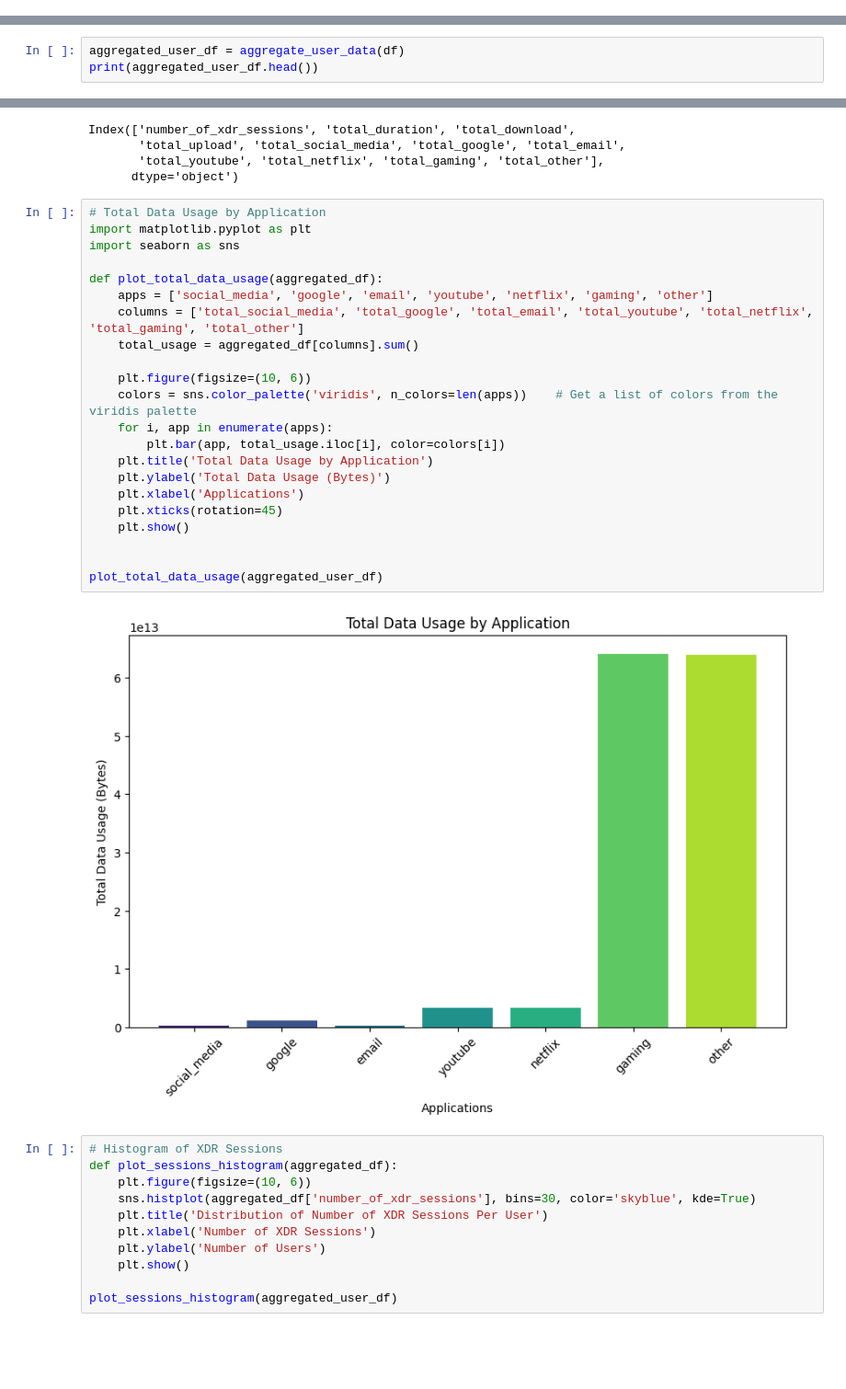
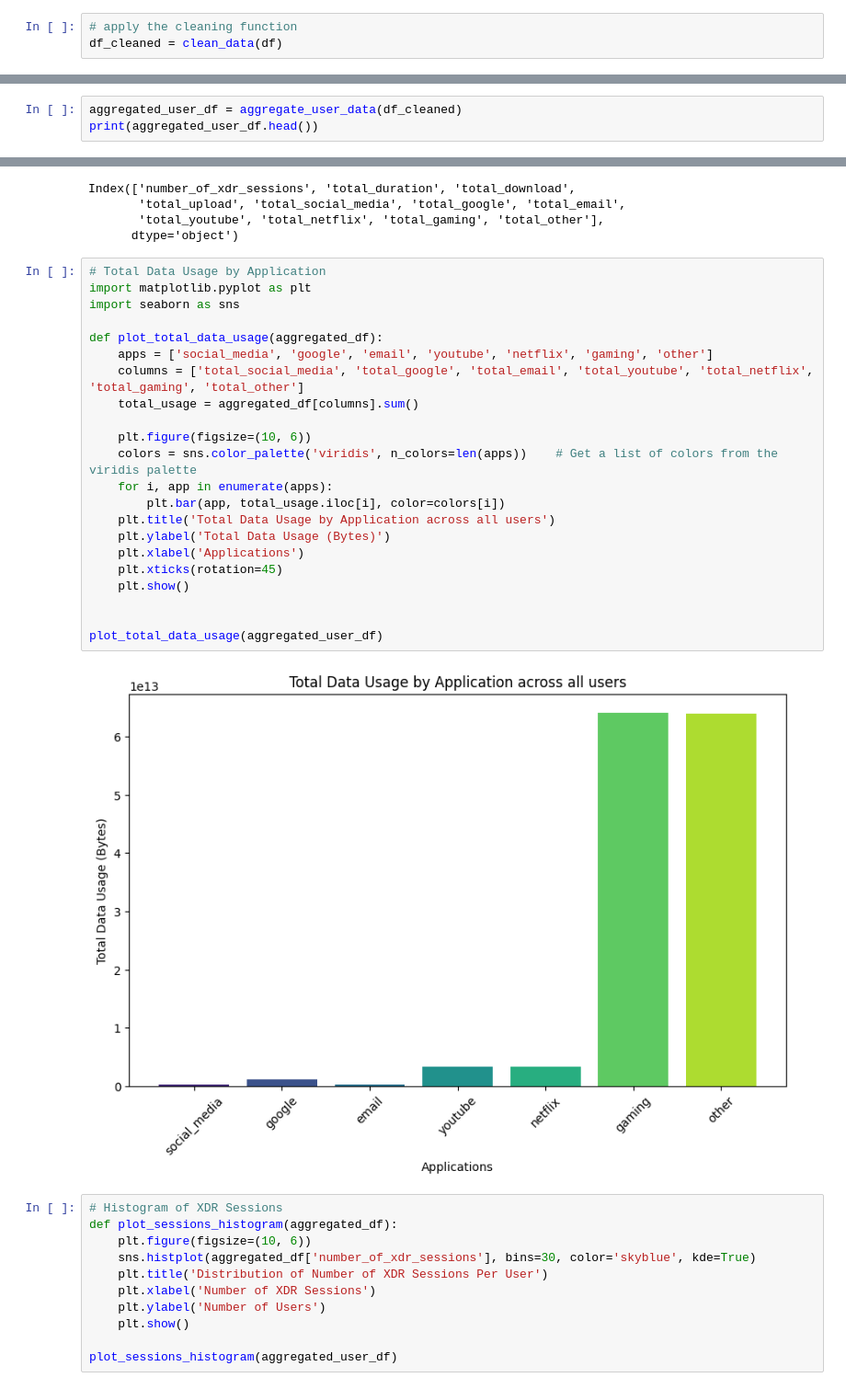
Before and after one commit to derejehinsermu/telecom_user_insights_10ac_week1, a Jupyter notebook: notebooks/xdr_data_analysis.ipynb, the cells around one changed output, grey strips where cells are left out. Shown: that part at 92% size. Drawn from its saved outputs; the diff is of its cells as text; blank space fills up the shorter version.

```diff
--- a/notebooks/xdr_data_analysis.ipynb
+++ b/notebooks/xdr_data_analysis.ipynb
@@ -20,3 +15,6 @@ FROM xdr_data;
 """
 df = load_data(sql_query)
+# %%
+# apply the cleaning function
+df_cleaned = clean_data(df)
 # %%
@@ -42,5 +40,5 @@ plt.show()
 # %%
-aggregated_user_df = aggregate_user_data(df)
+aggregated_user_df = aggregate_user_data(df_cleaned)
 print(aggregated_user_df.head())
 # %% [output]
                number_of_xdr_sessions  total_duration  total_download  \
@@ -70,27 +68,27 @@ Index(['number_of_xdr_sessions', 'total_duration', 'total_download',
 # %%
 # Total Data Usage by Application
 import matplotlib.pyplot as plt
 import seaborn as sns
 
 def plot_total_data_usage(aggregated_df):
     apps = ['social_media', 'google', 'email', 'youtube', 'netflix', 'gaming', 'other']
     columns = ['total_social_media', 'total_google', 'total_email', 'total_youtube', 'total_netflix', 'total_gaming', 'total_other']
     total_usage = aggregated_df[columns].sum()
 
     plt.figure(figsize=(10, 6))
     colors = sns.color_palette('viridis', n_colors=len(apps))    # Get a list of colors from the viridis palette
     for i, app in enumerate(apps):
         plt.bar(app, total_usage.iloc[i], color=colors[i])
-    plt.title('Total Data Usage by Application')
+    plt.title('Total Data Usage by Application across all users')
     plt.ylabel('Total Data Usage (Bytes)')
     plt.xlabel('Applications')
     plt.xticks(rotation=45)
     plt.show()
 
 
 plot_total_data_usage(aggregated_user_df)
 # %% [output]
-[figure, old version]
+[figure, new version]
 # %%
 # Histogram of XDR Sessions
 def plot_sessions_histogram(aggregated_df):
```
Also changed, not shown: parts of 2 cells of this notebook, 4 other files.
